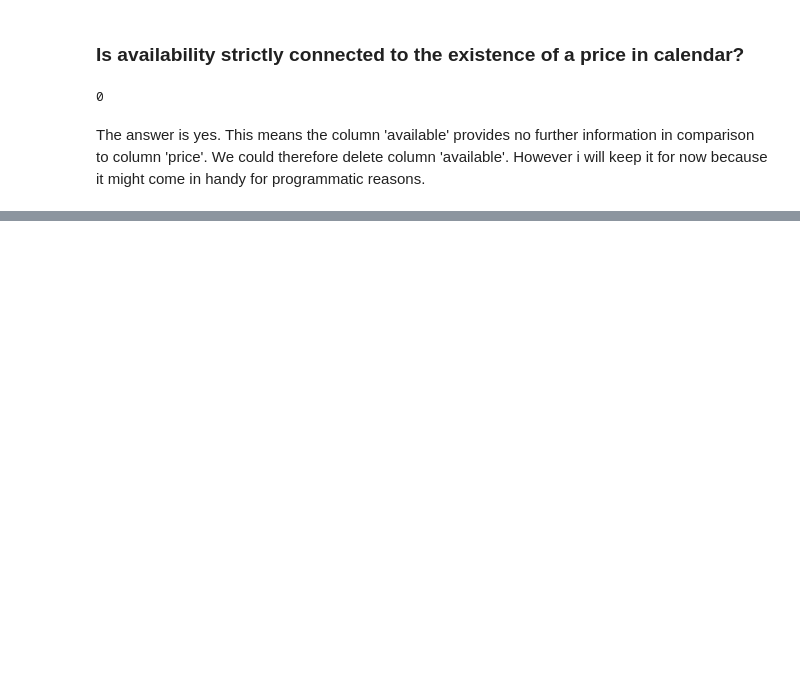
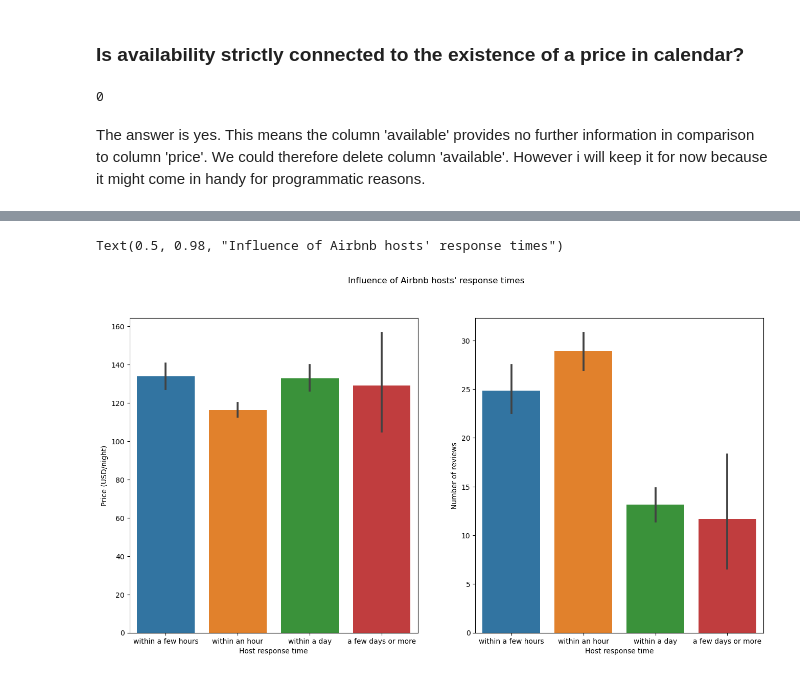
Before and after one commit to pnockema/Writing-a-Data-Scientist-Blog, a Jupyter notebook: Analyzing Seattle Airbnb Data.ipynb, the cells around one changed output, grey strips where cells are left out. Drawn from its saved outputs; the diff is of its cells as text; code cells hidden in the pictures; blank space fills up the shorter version.

```diff
--- a/Analyzing Seattle Airbnb Data.ipynb
+++ b/Analyzing Seattle Airbnb Data.ipynb
@@ -152,0 +236,5 @@ The answer is yes. This means the column 'available' provides no further informa
+# %%
+#2. Change dtype of price to float by a function
+def num_to_float(col):
+    col = col.str.replace('[$,%]', '', regex = True).astype('float64')
+    return col
@@ -152,0 +273,12 @@ The answer is yes. This means the column 'available' provides no further informa
+# %%
+# 3. Change dtypes of f/t columns of interest to booleans
+# ('host_is_superhost', 'host_has_profile_pic', 'host_identity_verified')
+
+listings.loc[listings['host_is_superhost'] == 'f', 'host_is_superhost'] = False
+listings.loc[listings['host_is_superhost'] == 't', 'host_is_superhost'] = True
+
+listings.loc[listings['host_has_profile_pic'] == 'f', 'host_has_profile_pic'] = False
+listings.loc[listings['host_has_profile_pic'] == 't', 'host_has_profile_pic'] = True
+
+listings.loc[listings['host_identity_verified'] == 'f', 'host_identity_verified'] = False
+listings.loc[listings['host_identity_verified'] == 't', 'host_identity_verified'] = True
@@ -152,0 +288,5 @@ The answer is yes. This means the column 'available' provides no further informa
+# %%
+# 4. change dtype of numerical column 'host_response_rate' of interest to int/float
+
+listings['host_response_rate'] = num_to_float(listings['host_response_rate'])/100
+listings['host_response_rate']
@@ -153 +306,3 @@ The answer is yes. This means the column 'available' provides no further informa
+# %%
+listings['price'] = num_to_float(listings['price'])
 # %% [markdown]
@@ -156,0 +312,17 @@ The answer is yes. This means the column 'available' provides no further informa
+# %%
+plt.figure(figsize=(16, 8))
+
+plt.subplot(1, 2, 1)
+sns.barplot(data = listings, x = 'host_response_time', y = 'price')
+plt.xlabel('Host response time')
+plt.ylabel('Price (USD/night)')
+
+plt.subplot(1, 2, 2)
+sns.barplot(data = listings, x = 'host_response_time', y = 'number_of_reviews')
+plt.xlabel('Host response time')
+plt.ylabel('Number of reviews');
+
+plt.suptitle('Influence of Airbnb hosts\' response times')
+# %% [output]
+Text(0.5, 0.98, "Influence of Airbnb hosts' response times")
+[figure, added]
```
Also changed, not shown: parts of 36 cells of this notebook, 1 other file.
